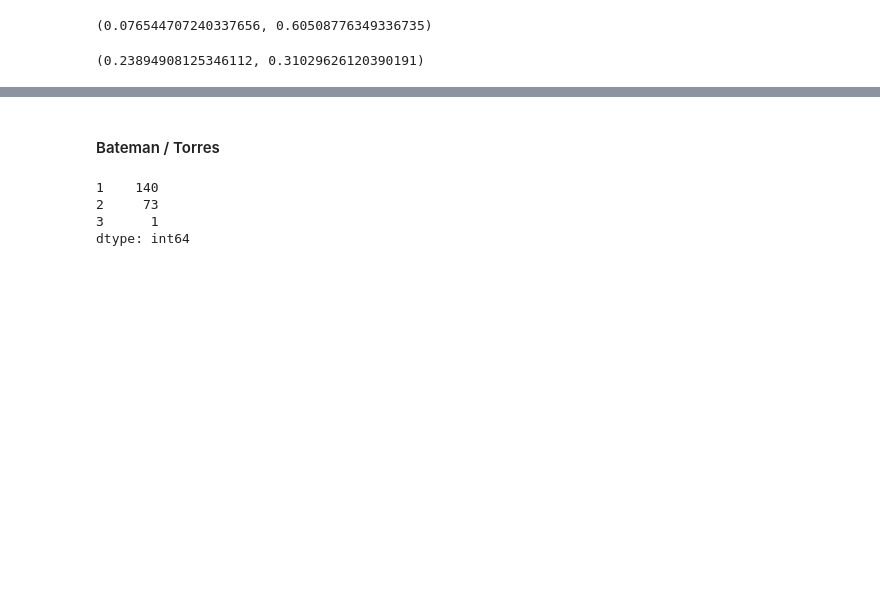
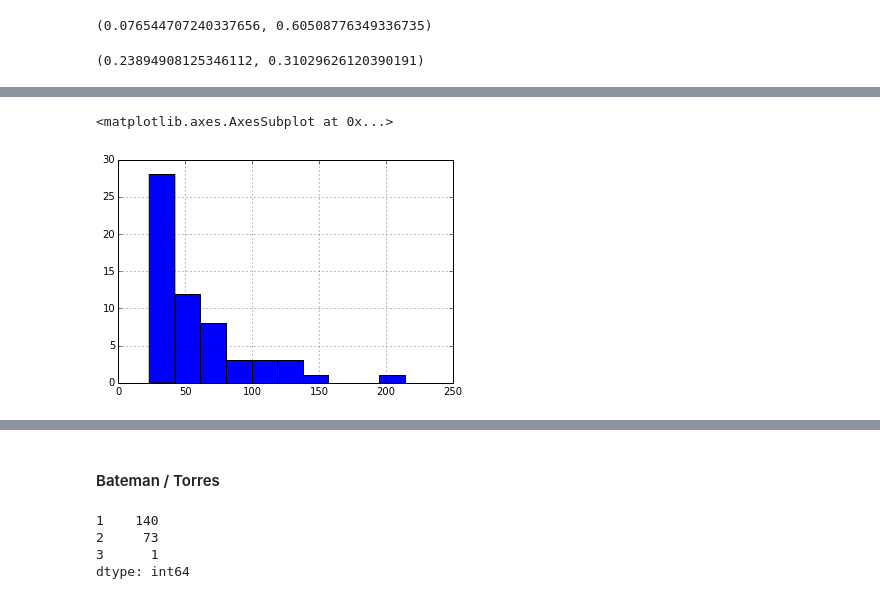
Before and after one commit to sandiegodata-projects/vosd.org, a Jupyter notebook: 215-opendsd/229-People.ipynb, the cells around one changed output, grey strips where cells are left out. Cells and saved outputs as stored; diff of their text form; code cells hidden in the pictures; blank space fills up the shorter version.

```diff
--- a/215-opendsd/229-People.ipynb
+++ b/215-opendsd/229-People.ipynb
@@ -415,0 +453,10 @@ pearsonr(tmp.Count[tmp.Count > 42],tmp.TimetoIssue[tmp.Count > 42])
+# %%
+tmp = customers[['FirmName','TimetoIssue']]
+by_name = tmp.groupby('FirmName')
+tmp = by_name.agg(np.median)
+tmp['Count'] = by_name.size()
+# %%
+tmp.Count[tmp.Count > 22].hist()
+# %% [output]
+<matplotlib.axes.AxesSubplot at 0x...>
+[figure, added]
```
Also changed, not shown: parts of 15 cells of this notebook.
